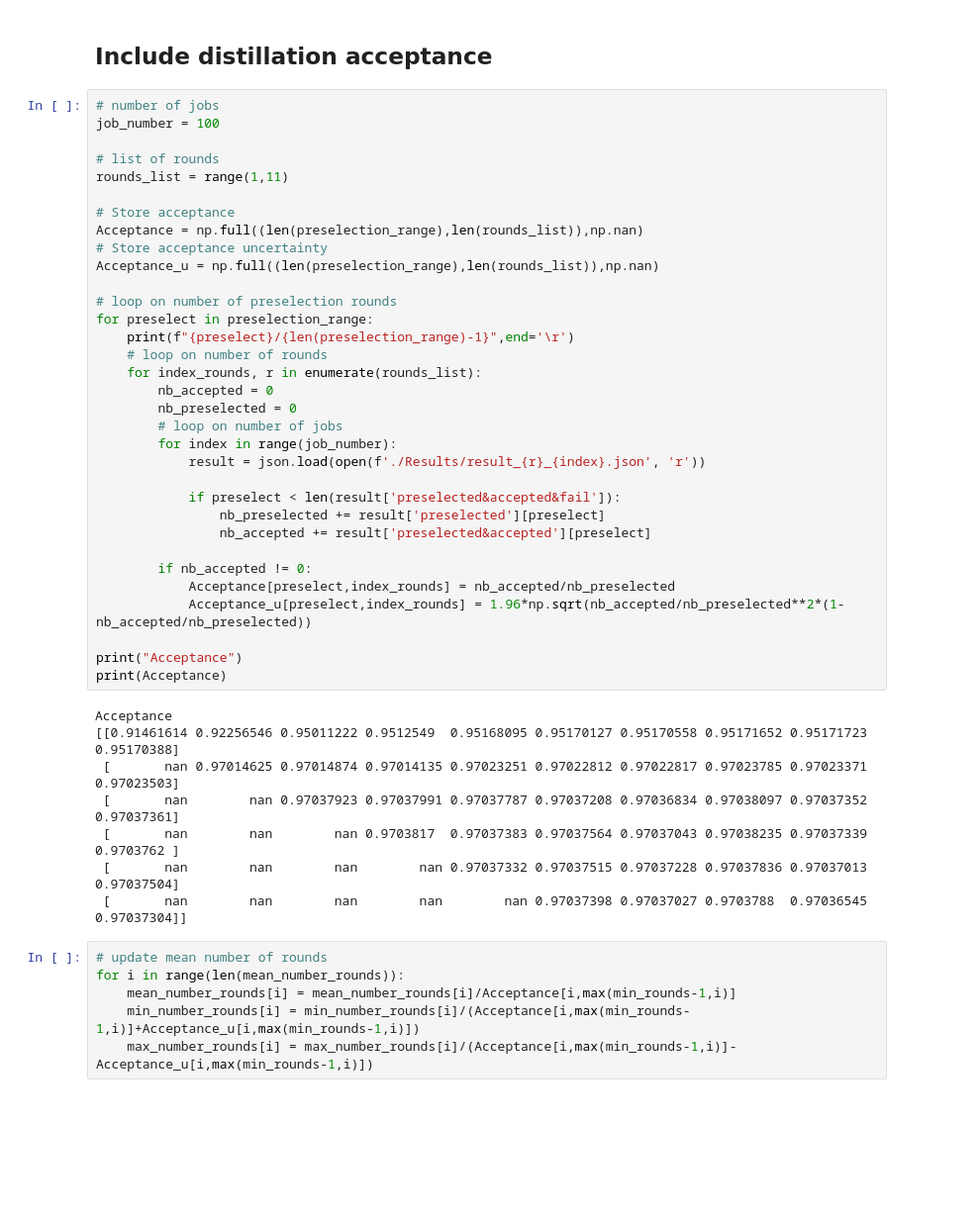
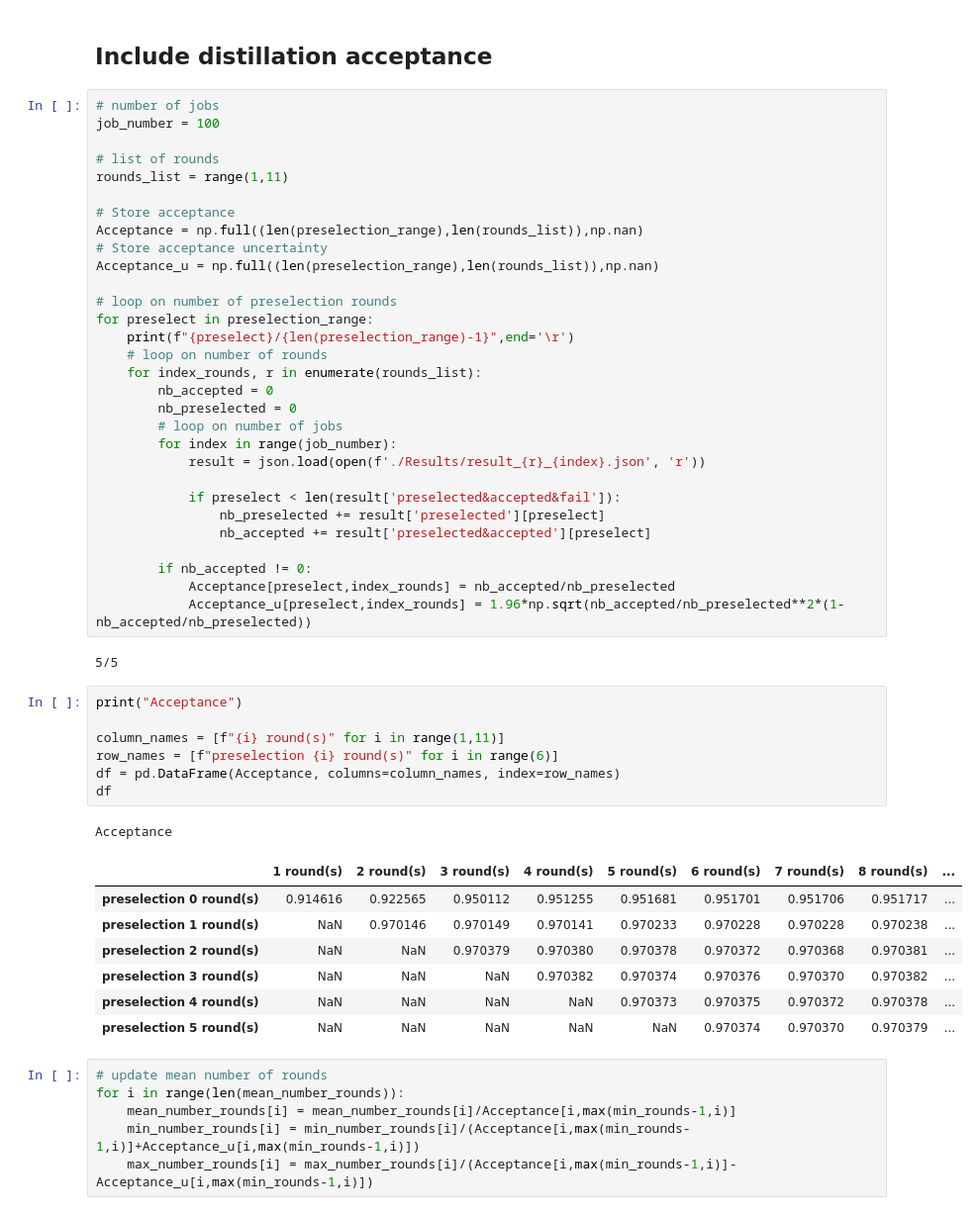
Before and after one commit to DiegoRuiz-Git/Unfolded_distillation, a Jupyter notebook: Repetition code simulations/Preselection pz=1e-3/Mean number of rounds.ipynb, the cells around one changed output. Shown at 99% size. Drawn from its saved outputs; the diff is of its cells as text; blank space fills up the shorter version.

Commit message:
include panda dataframe in mean number of rounds

```diff
--- a/Repetition code simulations/Preselection pz=1e-3/Mean number of rounds.ipynb
+++ b/Repetition code simulations/Preselection pz=1e-3/Mean number of rounds.ipynb
@@ -487,17 +488,24 @@ for preselect in preselection_range:
         if nb_accepted != 0:
             Acceptance[preselect,index_rounds] = nb_accepted/nb_preselected
             Acceptance_u[preselect,index_rounds] = 1.96*np.sqrt(nb_accepted/nb_preselected**2*(1-nb_accepted/nb_preselected))
-
-print("Acceptance")
-print(Acceptance)
 # %% [output]
-Acceptance
-[[0.91461614 0.92256546 0.95011222 0.9512549  0.95168095 0.95170127 0.95170558 0.95171652 0.95171723 0.95170388]
- [       nan 0.97014625 0.97014874 0.97014135 0.97023251 0.97022812 0.97022817 0.97023785 0.97023371 0.97023503]
- [       nan        nan 0.97037923 0.97037991 0.97037787 0.97037208 0.97036834 0.97038097 0.97037352 0.97037361]
- [       nan        nan        nan 0.9703817  0.97037383 0.97037564 0.97037043 0.97038235 0.97037339 0.9703762 ]
- [       nan        nan        nan        nan 0.97037332 0.97037515 0.97037228 0.97037836 0.97037013 0.97037504]
- [       nan        nan        nan        nan        nan 0.97037398 0.97037027 0.9703788  0.97036545 0.97037304]]
+5/5
+# %%
+print("Acceptance")
+
+column_names = [f"{i} round(s)" for i in range(1,11)]
+row_names = [f"preselection {i} round(s)" for i in range(6)]
+df = pd.DataFrame(Acceptance, columns=column_names, index=row_names)
+df
+# %% [output]
+Acceptance
+|  | 1 round(s) | 2 round(s) | 3 round(s) | 4 round(s) | 5 round(s) | 6 round(s) | 7 round(s) | 8 round(s) | ... |
+| preselection 0 round(s) | 0.914616 | 0.922565 | 0.950112 | 0.951255 | 0.951681 | 0.951701 | 0.951706 | 0.951717 | ... |
+| preselection 1 round(s) | NaN | 0.970146 | 0.970149 | 0.970141 | 0.970233 | 0.970228 | 0.970228 | 0.970238 | ... |
+| preselection 2 round(s) | NaN | NaN | 0.970379 | 0.970380 | 0.970378 | 0.970372 | 0.970368 | 0.970381 | ... |
+| preselection 3 round(s) | NaN | NaN | NaN | 0.970382 | 0.970374 | 0.970376 | 0.970370 | 0.970382 | ... |
+| preselection 4 round(s) | NaN | NaN | NaN | NaN | 0.970373 | 0.970375 | 0.970372 | 0.970378 | ... |
+| preselection 5 round(s) | NaN | NaN | NaN | NaN | NaN | 0.970374 | 0.970370 | 0.970379 | ... |
 # %%
 # update mean number of rounds
 for i in range(len(mean_number_rounds)):
```
Also changed, not shown: parts of 5 cells of this notebook.
